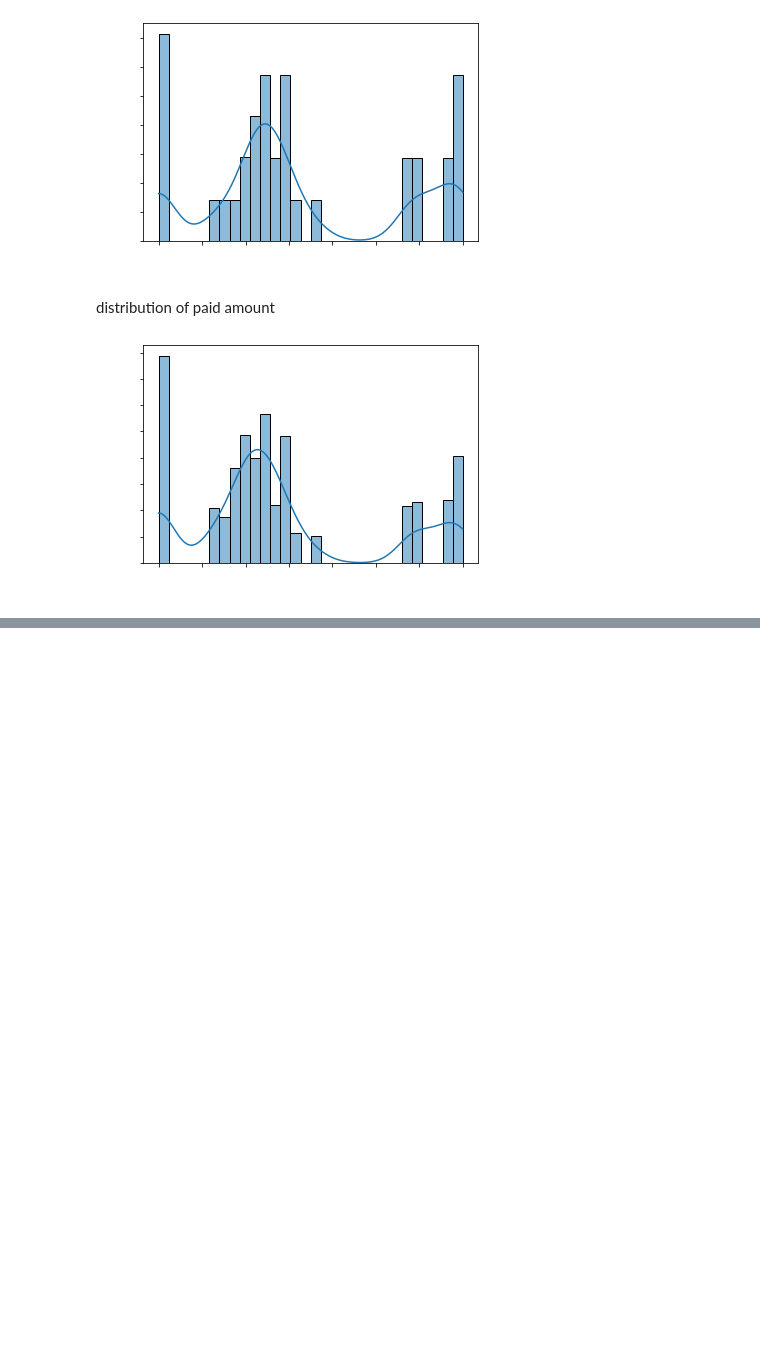
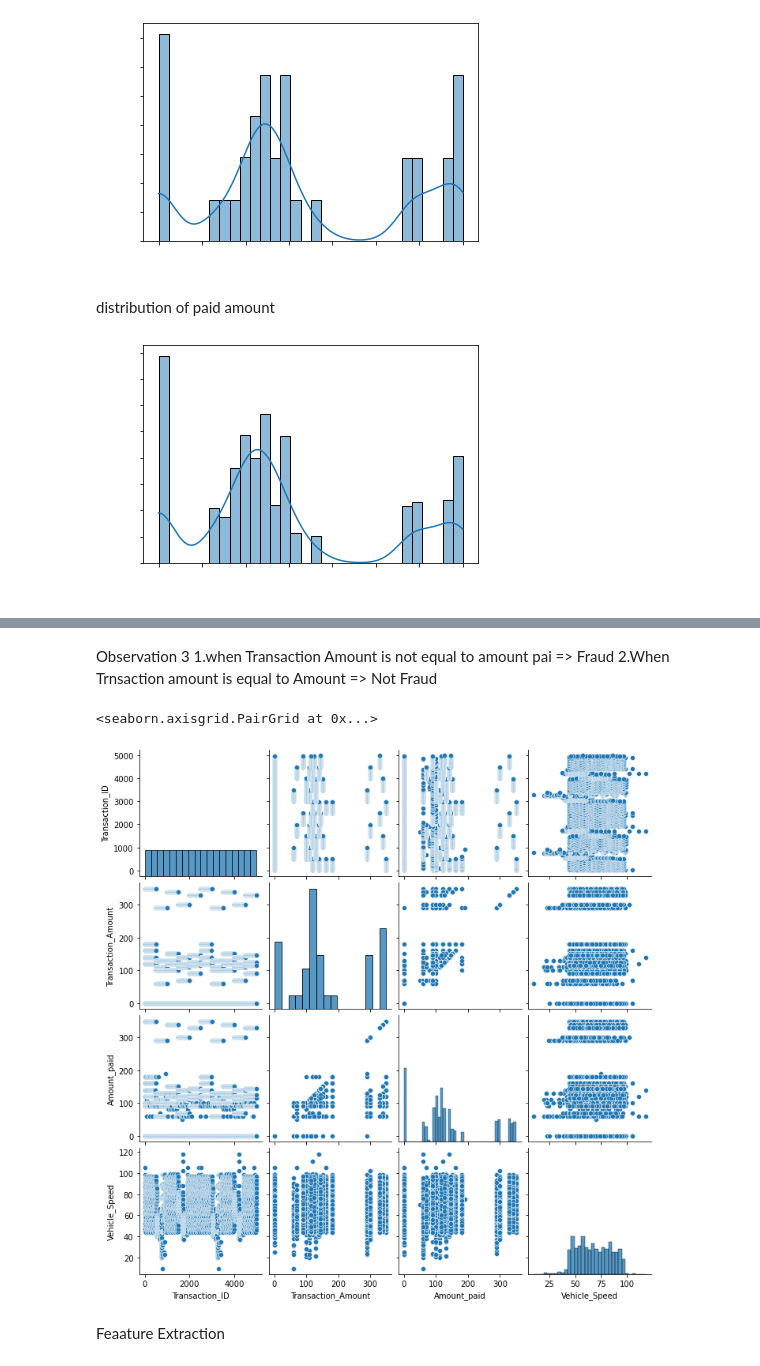
Before and after one commit to priyanshubhaskar1/Froad_detection-, a Jupyter notebook: fastag-fraud-detection.ipynb, the cells around one changed output, grey strips where cells are left out. Drawn from its saved outputs; the diff is of its cells as text; code cells hidden in the pictures; blank space fills up the shorter version.

```diff
--- a/fastag-fraud-detection.ipynb
+++ b/fastag-fraud-detection.ipynb
@@ -291,0 +330,12 @@ plt.show()
+# %% [markdown]
+Observation 3
+1.when Transaction Amount is not equal to amount pai => Fraud
+2.When Trnsaction amount is equal to Amount => Not Fraud
+# %%
+#pair plot
+sns.pairplot(df)
+# %% [output]
+<seaborn.axisgrid.PairGrid at 0x...>
+[figure, added]
+# %% [markdown]
+Feaature Extraction
```
Also changed, not shown: parts of 3 cells of this notebook.
